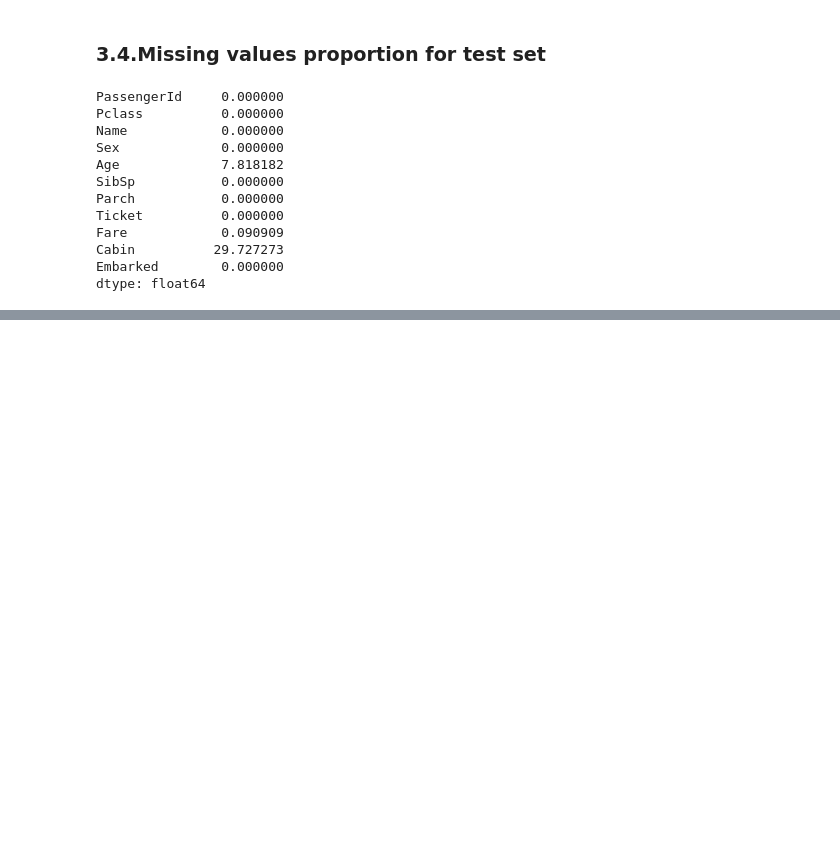
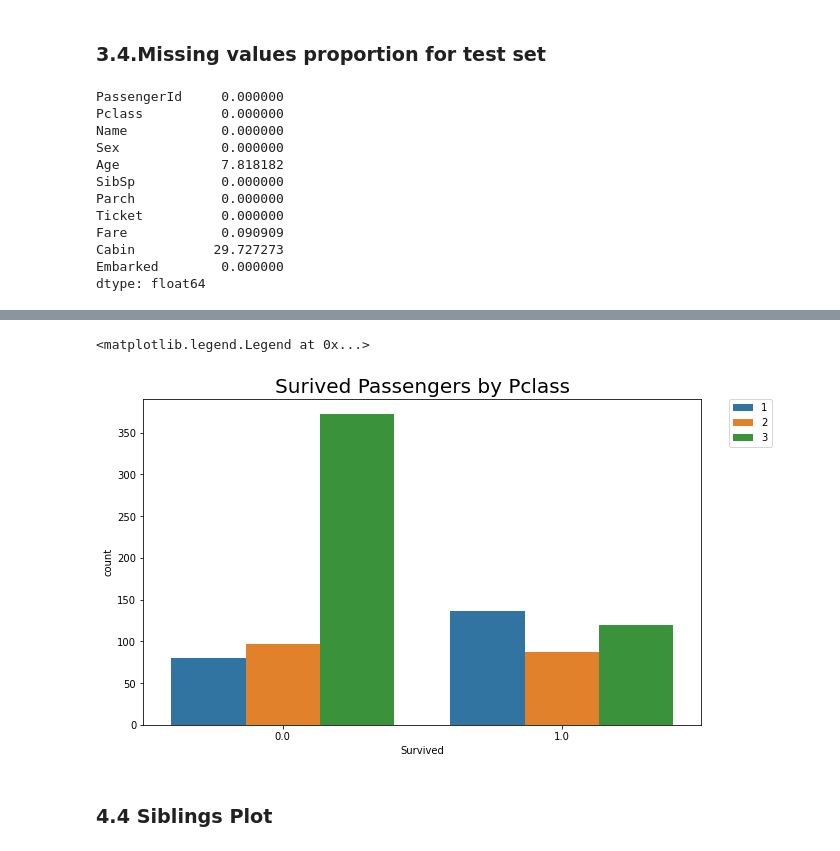
Before and after one commit to malabidi/Titanic, a Jupyter notebook: Titanic_predictions_jupyter_notebook.ipynb, the cells around one changed output, grey strips where cells are left out. Cells and saved outputs as stored; diff of their text form; code cells hidden in the pictures; blank space fills up the shorter version.

```diff
--- a/Titanic_predictions_jupyter_notebook.ipynb
+++ b/Titanic_predictions_jupyter_notebook.ipynb
@@ -105,0 +148,9 @@ dtype: float64
+# %%
+plt.figure(figsize=(10,6))
+sns.countplot(x = "Survived", hue = "Pclass", data = df).set_title('Surived Passengers by Pclass', fontsize=20)
+plt.legend(bbox_to_anchor=(1.05, 1), loc=2, borderaxespad=0.)
+# %% [output]
+<matplotlib.legend.Legend at 0x...>
+[figure, added]
+# %% [markdown]
+### 4.4 Siblings Plot
```
Also changed, not shown: parts of 12 cells of this notebook.
